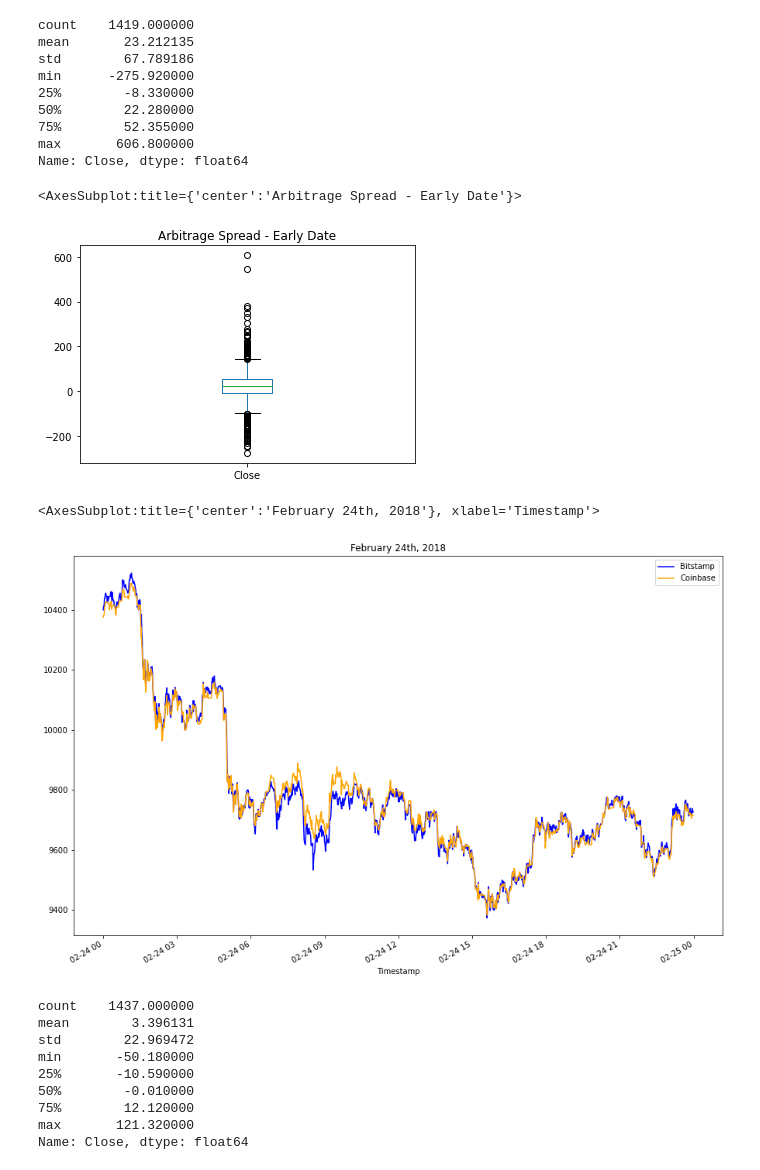
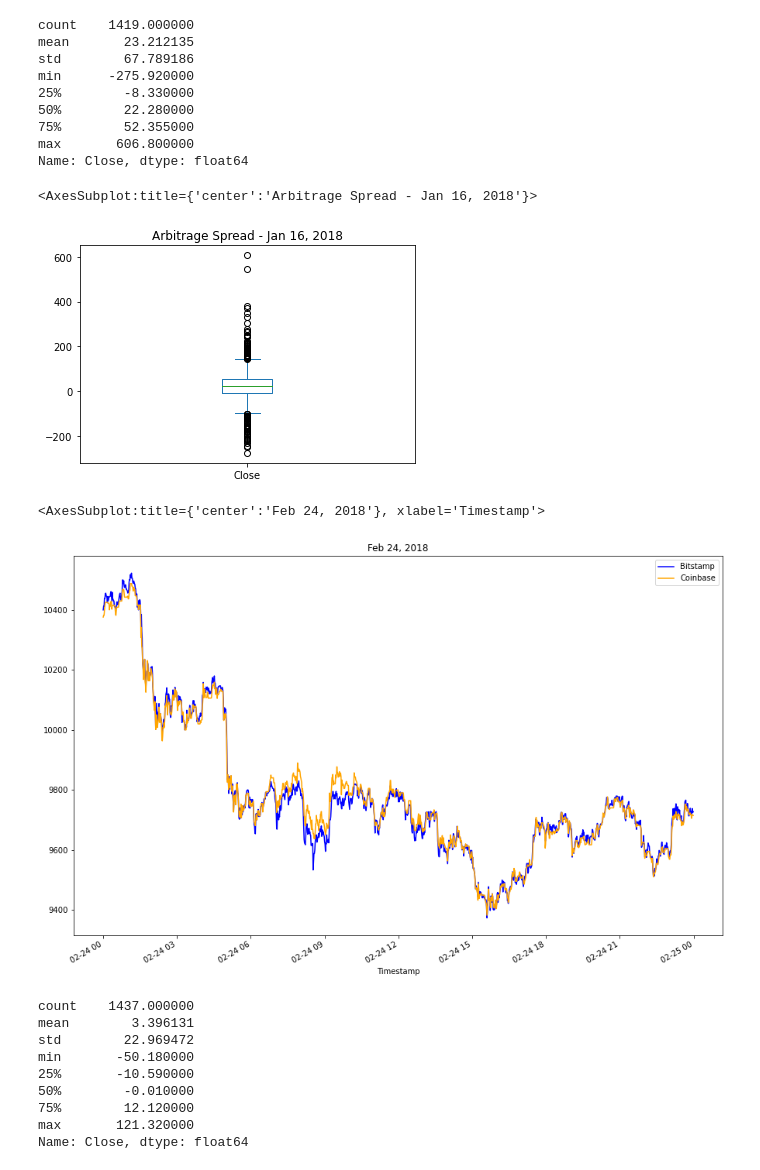
Before and after one commit to diegoalcocer/fintech-crypto-arbitrage, a Jupyter notebook: crypto_arbitrage.ipynb, the cells around one changed output. Drawn from its saved outputs; the diff is of its cells as text; code cells hidden in the pictures.

```diff
--- a/crypto_arbitrage.ipynb
+++ b/crypto_arbitrage.ipynb
@@ -320,10 +323,10 @@ Focus your analysis on specific dates by completing the following steps:
 # %%
 # Using the early date that you have selected, calculate the arbitrage spread
 # by subtracting the bitstamp lower closing prices from the coinbase higher closing prices
-arbitrage_spread_early = # YOUR CODE HERE
+arbitrage_spread_early = coinbase['Close'].loc['2018-01-16':'2018-01-16'] - bitstamp['Close'].loc['2018-01-16':'2018-01-16']
 
 # Generate summary statistics for the early DataFrame
-# YOUR CODE HERE
+arbitrage_spread_early.describe()
 # %% [output]
 count    1419.000000
 mean       23.212135
@@ -336,17 +339,18 @@ max       606.800000
 Name: Close, dtype: float64
 # %%
 # Visualize the arbitrage spread from early in the dataset in a box plot
-# YOUR CODE HERE
+arbitrage_spread_early.plot(kind='box',  title="Arbitrage Spread - Jan 16, 2018")
 # %% [output]
-<AxesSubplot:title={'center':'Arbitrage Spread - Early Date'}>
+<AxesSubplot:title={'center':'Arbitrage Spread - Jan 16, 2018'}>
-[figure, old version]
+[figure, new version]
 # %%
 # Create an overlay plot that visualizes the two dataframes over a period of one day from the middle of the dataset.
 # Be sure that the plots include the parameters `legend`, `figsize`, `title`, `color` and `label`
-# YOUR CODE HERE
+bitstamp['Close'].loc['2018-02-24'].plot(legend=True, figsize=(15,10), color='blue', title="Feb 24, 2018", label = "Bitstamp")
+coinbase['Close'].loc['2018-02-24'].plot(legend=True, figsize=(15,10), color='orange', label='Coinbase')
 # %% [output]
-<AxesSubplot:title={'center':'February 24th, 2018'}, xlabel='Timestamp'>
+<AxesSubplot:title={'center':'Feb 24, 2018'}, xlabel='Timestamp'>
-[figure, old version]
+[figure, new version]
 # %%
 # Using the date in the middle that you have selected, calculate the arbitrage spread
 # by subtracting the bitstamp lower closing prices from the coinbase higher closing prices
```
Also changed, not shown: parts of 35 cells of this notebook.
